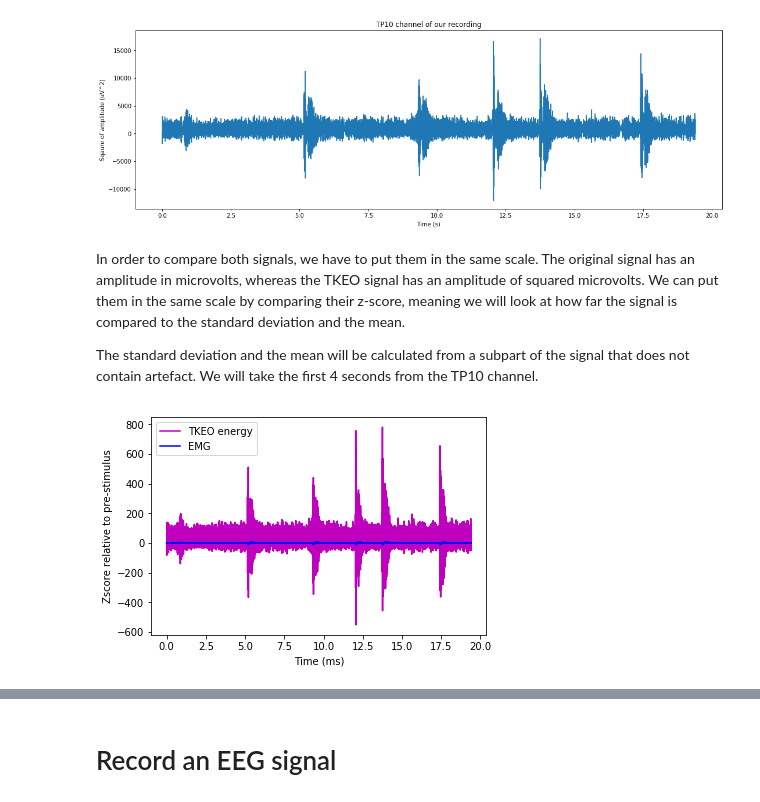
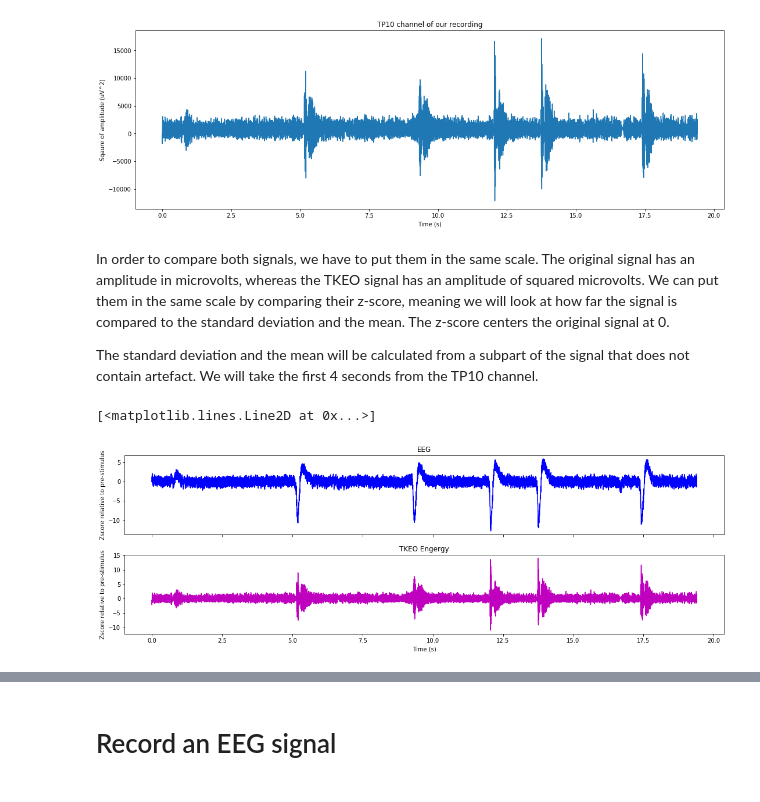
Before and after one commit to PolyCortex/onboarding-challenge, a Jupyter notebook: onboarding-challenge.ipynb, the cells around one changed output, grey strips where cells are left out. Drawn from its saved outputs; the diff is of its cells as text; code cells hidden in the pictures.

```diff
--- a/onboarding-challenge.ipynb
+++ b/onboarding-challenge.ipynb
@@ -165,25 +183,33 @@ axes.plot(eeg_data['timestamps'], tkeo_eeg_data)
 [<matplotlib.lines.Line2D at 0x...>]
 [figure]
 # %% [markdown]
-In order to compare both signals, we have to put them in the same scale. The original signal has an amplitude in microvolts, whereas the TKEO signal has an amplitude of squared microvolts. We can put them in the same scale by comparing their z-score, meaning we will look at how far the signal is compared to the standard deviation and the mean.
+In order to compare both signals, we have to put them in the same scale. The original signal has an amplitude in microvolts, whereas the TKEO signal has an amplitude of squared microvolts. We can put them in the same scale by comparing their z-score, meaning we will look at how far the signal is compared to the standard deviation and the mean. The z-score centers the original signal at 0.
 
 The standard deviation and the mean will be calculated from a subpart of the signal that does not contain artefact. We will take the first 4 seconds from the TP10 channel.
-# %%
-a = 4*FREQUENCY
-
-tp10_mean_signal = np.mean(eeg_data["TP10"][0:int(4*FREQUENCY)])
-tp10_standard_deviation = np.std(eeg_data["TP10"][0:int(4*FREQUENCY)])
-
-tp10_eeg_data_zscore = (eeg_data["TP10"] - tp10_mean_signal) / tp10_standard_deviation
-tp10_tkeo_eeg_zscore = (tkeo_eeg_data - tp10_mean_signal) / tp10_standard_deviation
-
-# plot zscored
-plt.plot(eeg_data["timestamps"],tp10_tkeo_eeg_zscore,'m',label='TKEO energy')
-plt.plot(eeg_data["timestamps"],tp10_eeg_data_zscore,'b',label='EMG')
-
-plt.xlabel('Time (ms)')
-plt.ylabel('Zscore relative to pre-stimulus')
-plt.legend()
-plt.show()
-# %% [output]
-[figure, removed]
+# %%
+a = 4*FREQUENCY
+
+eeg_mean = np.mean(eeg_data["TP10"][0:int(4*FREQUENCY)])
+eeg_std_deviation = np.std(eeg_data["TP10"][0:int(4*FREQUENCY)])
+
+tkeo_eeg_mean = np.mean(tkeo_eeg_data[0:int(4*FREQUENCY)])
+tkeo_eeg_std_deviation = np.std(tkeo_eeg_data[0:int(4*FREQUENCY)])
+
+tp10_eeg_data_zscore = (eeg_data["TP10"] - eeg_mean) / eeg_std_deviation
+tp10_tkeo_eeg_zscore = (tkeo_eeg_data - tkeo_eeg_mean) / tkeo_eeg_std_deviation
+
+# plot zscored
+fig, axes = plt.subplots(2, 1, constrained_layout=True, sharex=True, figsize=[15,5])
+axes[0].set_title('TP10 channel of our recording')
+
+axes[0].set_title('EEG')
+axes[0].set_ylabel('Zscore relative to pre-stimulus')
+axes[0].plot(eeg_data['timestamps'], tp10_eeg_data_zscore, 'b')
+
+axes[1].set_title('TKEO Engergy')
+axes[1].set_xlabel('Time (s)')
+axes[1].set_ylabel('Zscore relative to pre-stimulus')
+axes[1].plot(eeg_data["timestamps"],tp10_tkeo_eeg_zscore,'m')
+# %% [output]
+[<matplotlib.lines.Line2D at 0x...>]
+[figure, added]
```
Also changed, not shown: parts of 25 cells of this notebook, 1 other file.
